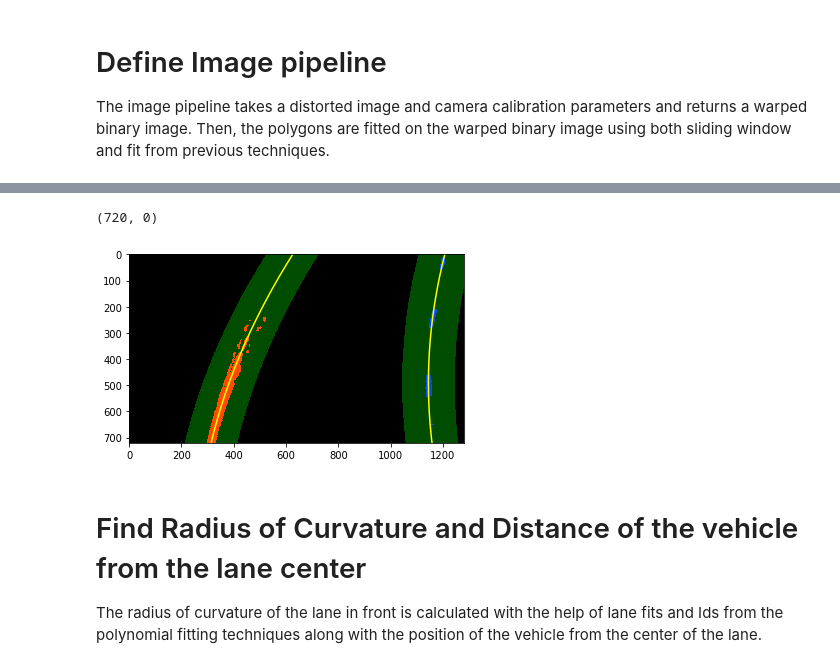
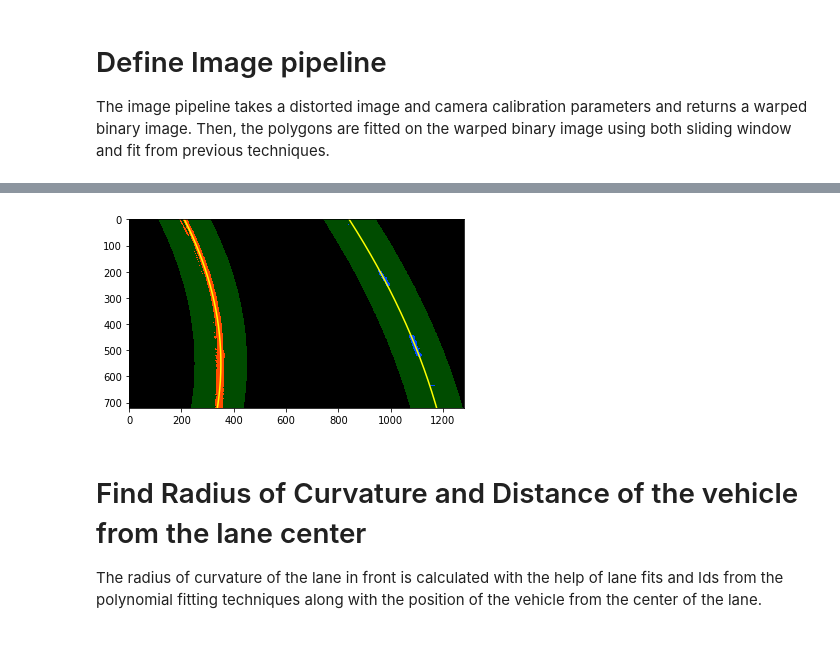
Before and after one commit to anichrome/SelfDrivingCarND-AdvancedLaneFinding, a Jupyter notebook: AdvancedLaneDetection.ipynb, the cells around one changed output, grey strips where cells are left out. Drawn from its saved outputs; the diff is of its cells as text; code cells hidden in the pictures.

Commit message:
new test image

```diff
--- a/AdvancedLaneDetection.ipynb
+++ b/AdvancedLaneDetection.ipynb
@@ -253,14 +253,14 @@ def fitPolyWithSlidingWindow(binary_warped):
     out_img[nonzeroy[left_lane_inds], nonzerox[left_lane_inds]] = [255, 0, 0]
     out_img[nonzeroy[right_lane_inds], nonzerox[right_lane_inds]] = [0, 0, 255]
 
-    '''
+
     plt.imshow(out_img)
     plt.plot(left_fitx, ploty, color='yellow')
     plt.plot(right_fitx, ploty, color='yellow')
     plt.xlim(0, 1280)
     plt.ylim(720, 0)
     plt.imsave('output_images/sliding_window.png', out_img, cmap = 'gray')
-    '''
+
     return left_fit, right_fit, left_lane_inds, right_lane_inds
 # %%
 def fitPolyFromPrevious(binary_warped, left_fit, right_fit):
@@ -305,7 +305,7 @@ def pipeline(inputImage, mtx, dist):
     combinedBinaryImage, inv = getWarpedBinaryPerspectiveImage(exampleDistortedImage, mtx, dist)
     return combinedBinaryImage, inv
 # %%
-exampleDistortedImage = mpimg.imread('test_images/test6.jpg')
+exampleDistortedImage = mpimg.imread('test_images/test2.jpg')
 distPickle = pickle.load( open( "calibratedCameraData/cameraCalibrationData.p", "rb" ) )
 mtx = distPickle["mtx"]
 dist = distPickle["dist"]
@@ -322,36 +324,35 @@ left_fitx = left_fit[0]*ploty**2 + left_fit[1]*ploty + left_fit[2]
 right_fitx = right_fit[0]*ploty**2 + right_fit[1]*ploty + right_fit[2]
 
 # And you're done! But let's visualize the result here as well
 
 # Create an image to draw on and an image to show the selection window
 out_img = np.dstack((binary_warped, binary_warped, binary_warped))*255
 window_img = np.zeros_like(out_img)
 # Color in left and right line pixels
 out_img[nonzeroy[left_lane_inds], nonzerox[left_lane_inds]] = [255, 0, 0]
 out_img[nonzeroy[right_lane_inds], nonzerox[right_lane_inds]] = [0, 0, 255]
 
 # Generate a polygon to illustrate the search window area
 # And recast the x and y points into usable format for cv2.fillPoly()
 left_line_window1 = np.array([np.transpose(np.vstack([left_fitx-margin, ploty]))])
 left_line_window2 = np.array([np.flipud(np.transpose(np.vstack([left_fitx+margin, ploty])))])
 left_line_pts = np.hstack((left_line_window1, left_line_window2))
 right_line_window1 = np.array([np.transpose(np.vstack([right_fitx-margin, ploty]))])
 right_line_window2 = np.array([np.flipud(np.transpose(np.vstack([right_fitx+margin, ploty])))])
 right_line_pts = np.hstack((right_line_window1, right_line_window2))
 
 # Draw the lane onto the warped blank image
 cv2.fillPoly(window_img, np.int_([left_line_pts]), (0,255, 0))
 cv2.fillPoly(window_img, np.int_([right_line_pts]), (0,255, 0))
 result = cv2.addWeighted(out_img, 1, window_img, 0.3, 0)
 plt.imshow(result)
 plt.plot(left_fitx, ploty, color='yellow')
 plt.plot(right_fitx, ploty, color='yellow')
 plt.xlim(0, 1280)
 plt.ylim(720, 0)
-#plt.imsave('output_images/lane_fitting.png', result, cmap = 'gray')
+plt.imsave('output_images/lane_fitting.png', result, cmap = 'gray')
 # %% [output]
-(720, 0)
-[figure, old version]
+[figure, new version]
 # %% [markdown]
 # Find Radius of Curvature and Distance of the vehicle from the lane center
 The radius of curvature of the lane in front is calculated with the help of lane fits and Ids from the polynomial fitting techniques along with the position of the vehicle from the center of the lane.
```
Also changed, not shown: parts of 3 cells of this notebook, 4 other files.
